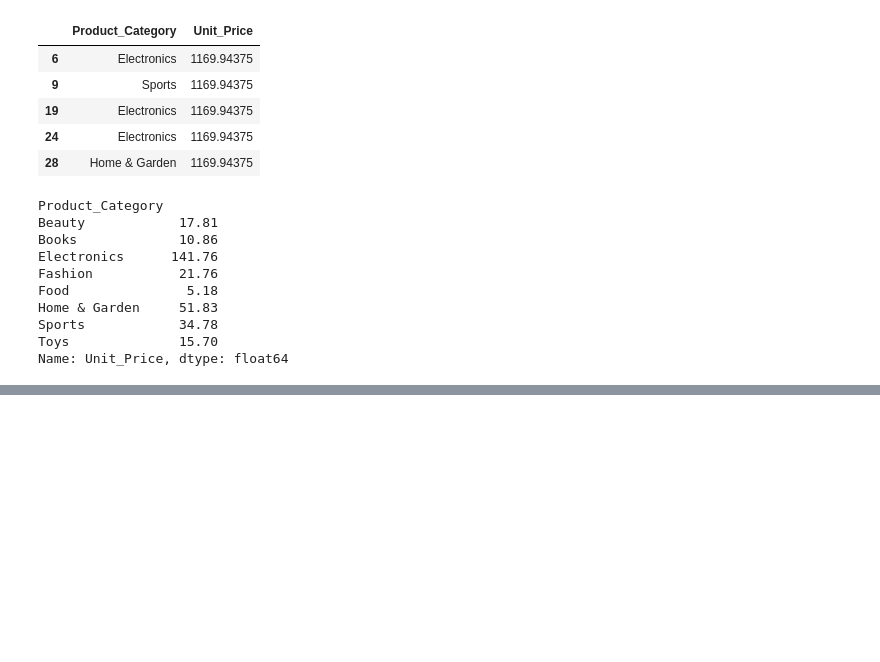
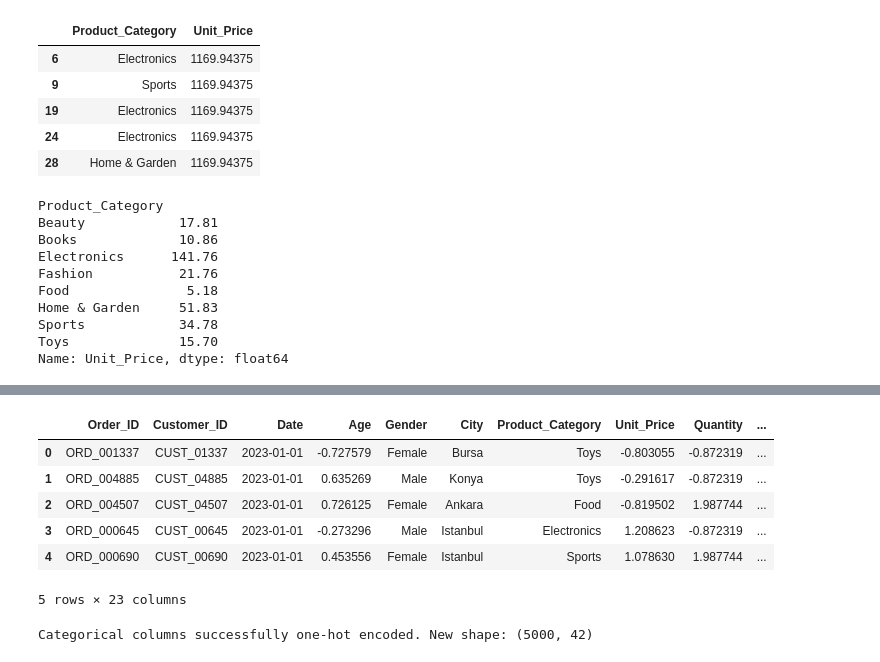
Before and after one commit to mohammed-fariz/project, a Jupyter notebook: supervised ml/customer lifetime value prediciton/data collection-checkpoint.ipynb, the cells around one changed output, grey strips where cells are left out. Cells and saved outputs as stored; diff of their text form; code cells hidden in the pictures; blank space fills up the shorter version.

```diff
--- a/supervised ml/customer lifetime value prediciton/data collection-checkpoint.ipynb
+++ b/supervised ml/customer lifetime value prediciton/data collection-checkpoint.ipynb
@@ -518,0 +551,32 @@ from sklearn.feature_selection import f_regression,SelectKBest
+# %%
+import pandas as pd
+from sklearn.model_selection import train_test_split
+
+# -------------------------------
+# Columns
+# -------------------------------
+num_cols = ['Age', 'Unit_Price', 'Quantity', 'Discount_Amount','Total_Amount',
+            'Session_Duration_Minutes', 'Pages_Viewed', 'Delivery_Time_Days',
+            'Customer_Rating', 'Year', 'Month', 'Day', 'Weekend']
+cat_cols = ['Gender', 'City',
+            'Product_Category', 'Payment_Method', 'Device_Type',
+            'Is_Returning_Customer']
+target = 'total_spent'
+
+# -------------------------------
+# 1️⃣ Ensure target exists
+# -------------------------------
+
+
+# -------------------------------
+# 2️⃣ One-hot encode categorical features
+# -------------------------------
+
+# -------------------------------
+# 3️⃣ Combine numerical and categorical features
+# -------------------------------
+
+y = df[target]
+
+# -------------------------------
+# 4️⃣ Train-test s
@@ -518,0 +595,25 @@ from sklearn.feature_selection import f_regression,SelectKBest
+# %%
+df.head()
+# %% [output]
+|  | Order_ID | Customer_ID | Date | Age | Gender | City | Product_Category | Unit_Price | Quantity | ... |
+| 0 | ORD_001337 | CUST_01337 | 2023-01-01 | -0.727579 | Female | Bursa | Toys | -0.803055 | -0.872319 | ... |
+| 1 | ORD_004885 | CUST_04885 | 2023-01-01 | 0.635269 | Male | Konya | Toys | -0.291617 | -0.872319 | ... |
+| 2 | ORD_004507 | CUST_04507 | 2023-01-01 | 0.726125 | Female | Ankara | Food | -0.819502 | 1.987744 | ... |
+| 3 | ORD_000645 | CUST_00645 | 2023-01-01 | -0.273296 | Male | Istanbul | Electronics | 1.208623 | -0.872319 | ... |
+| 4 | ORD_000690 | CUST_00690 | 2023-01-01 | 0.453556 | Female | Istanbul | Sports | 1.078630 | 1.987744 | ... |
+5 rows × 23 columns
+# %%
+import pandas as pd
+
+cat_cols = ['Gender', 'City', 'Product_Category', 'Payment_Method', 'Device_Type', 'Is_Returning_Customer']
+
+# One-hot encode categorical columns and drop first to avoid dummy variable trap
+df = pd.get_dummies(df, columns=cat_cols, drop_first=True)
+
+# Optional: convert boolean columns to 0/1 integers
+dummy_cols = [col for col in df.columns if any(c in col for c in cat_cols)]
+df[dummy_cols] = df[dummy_cols].astype(int)
+
+print("Categorical columns successfully one-hot encoded. New shape:", df.shape)
+# %% [output]
+Categorical columns successfully one-hot encoded. New shape: (5000, 42)
```
Also changed, not shown: parts of 19 cells of this notebook.
